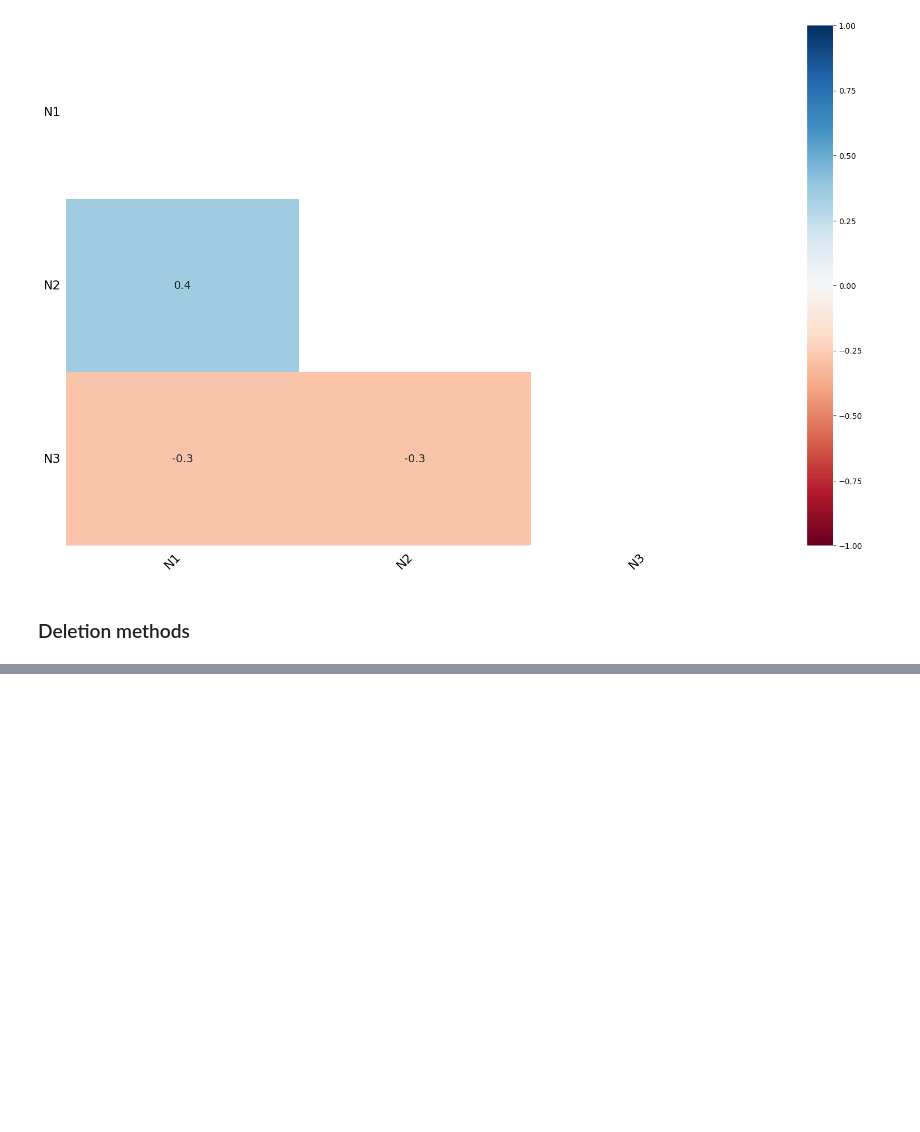
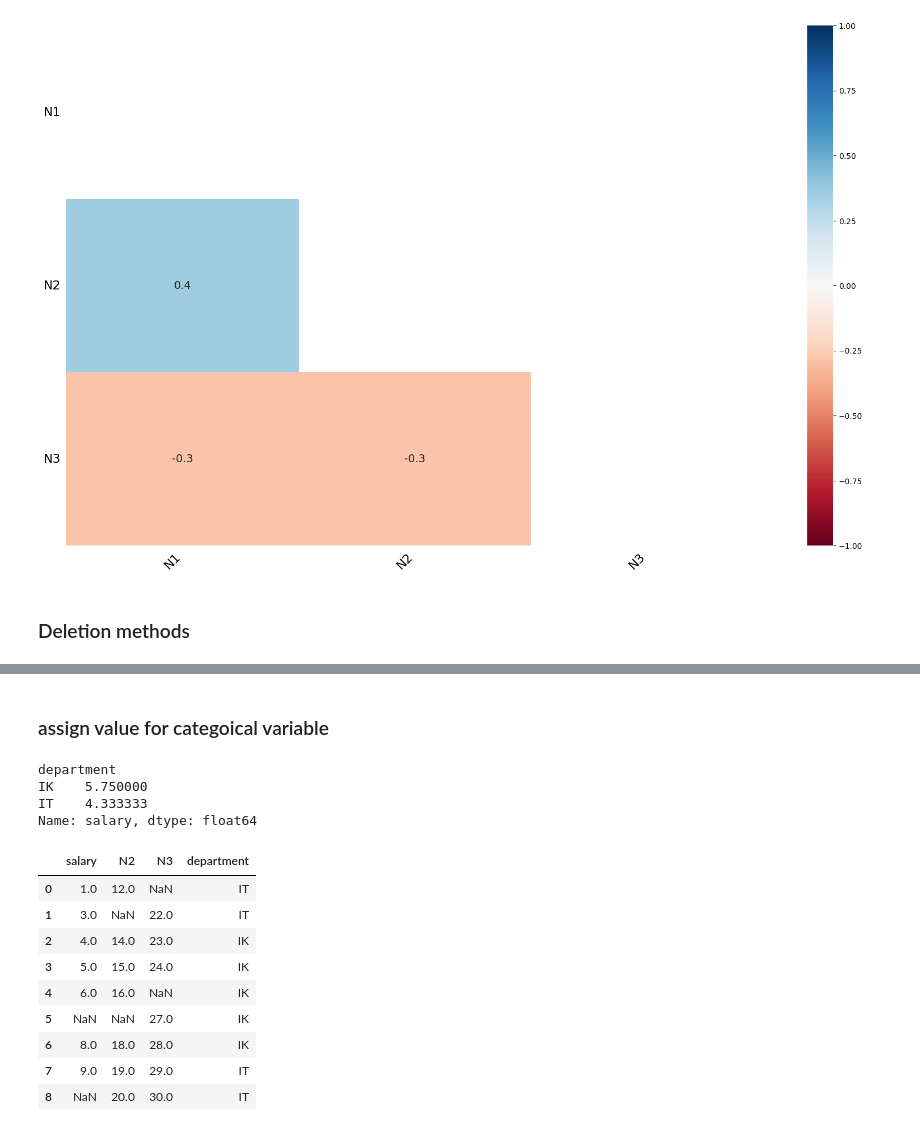
Before and after one commit to Huxoo/python_and_datascience, a Jupyter notebook: 5.Data Preprocessing.ipynb, the cells around one changed output, grey strips where cells are left out. Saved outputs shown, nothing was run; the diff lists cells and outputs as text; code cells hidden in the pictures; blank space fills up the shorter version.

Commit message:
deletion, basic assign value method etc. added
and more: "assign value for categoical variable", "assign value for categorical values", "predictive value assignment method"

```diff
--- a/5.Data Preprocessing.ipynb
+++ b/5.Data Preprocessing.ipynb
@@ -350,0 +487,29 @@ plt.show()
+# %% [markdown]
+### assign value for categoical variable
+# %%
+N4 = np.array(["IT", "IT", "IK", "IK", "IK", "IK", "IK", "IT", "IT"])
+
+df = pd.DataFrame({"salary": N1,
+                  "N2": N2,
+                  "N3": N3,
+                  "department": N4})
+
+df.groupby("department")["salary"].mean()
+# %% [output]
+department
+IK    5.750000
+IT    4.333333
+Name: salary, dtype: float64
+# %%
+df.fillna(df.groupby("department")["salary"].transform("mean"))
+# %% [output]
+|  | salary | N2 | N3 | department |
+| 0 | 1.0 | 12.0 | NaN | IT |
+| 1 | 3.0 | NaN | 22.0 | IT |
+| 2 | 4.0 | 14.0 | 23.0 | IK |
+| 3 | 5.0 | 15.0 | 24.0 | IK |
+| 4 | 6.0 | 16.0 | NaN | IK |
+| 5 | NaN | NaN | 27.0 | IK |
+| 6 | 8.0 | 18.0 | 28.0 | IK |
+| 7 | 9.0 | 19.0 | 29.0 | IT |
+| 8 | NaN | 20.0 | 30.0 | IT |
```
Also changed, not shown: parts of 26 cells of this notebook.
